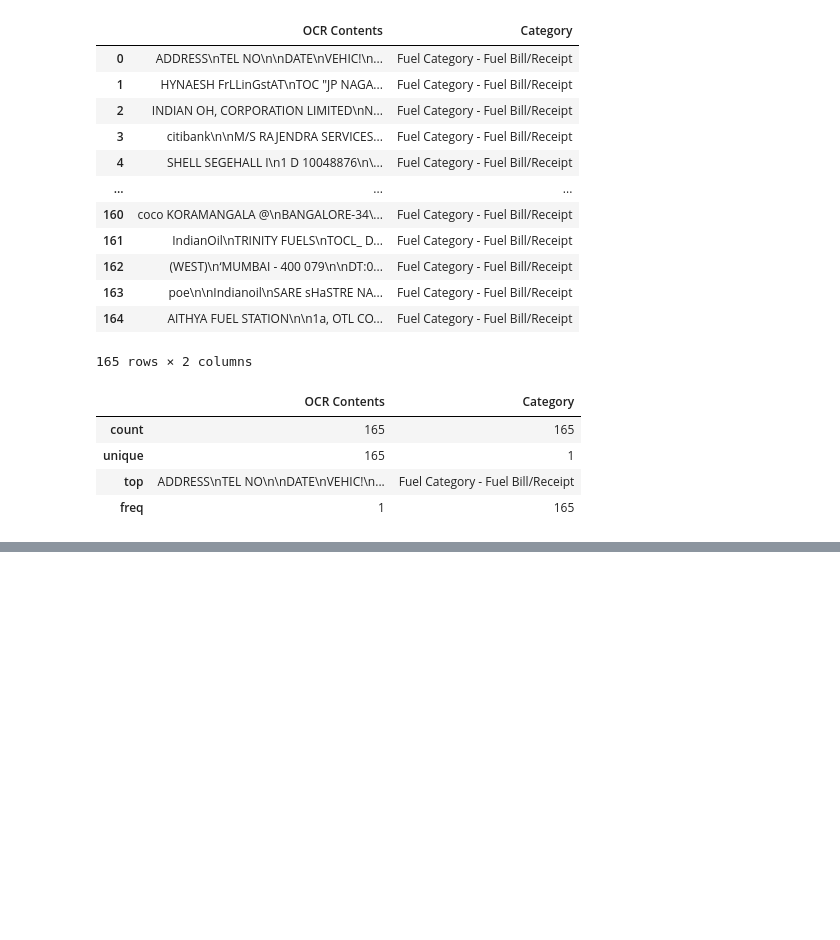
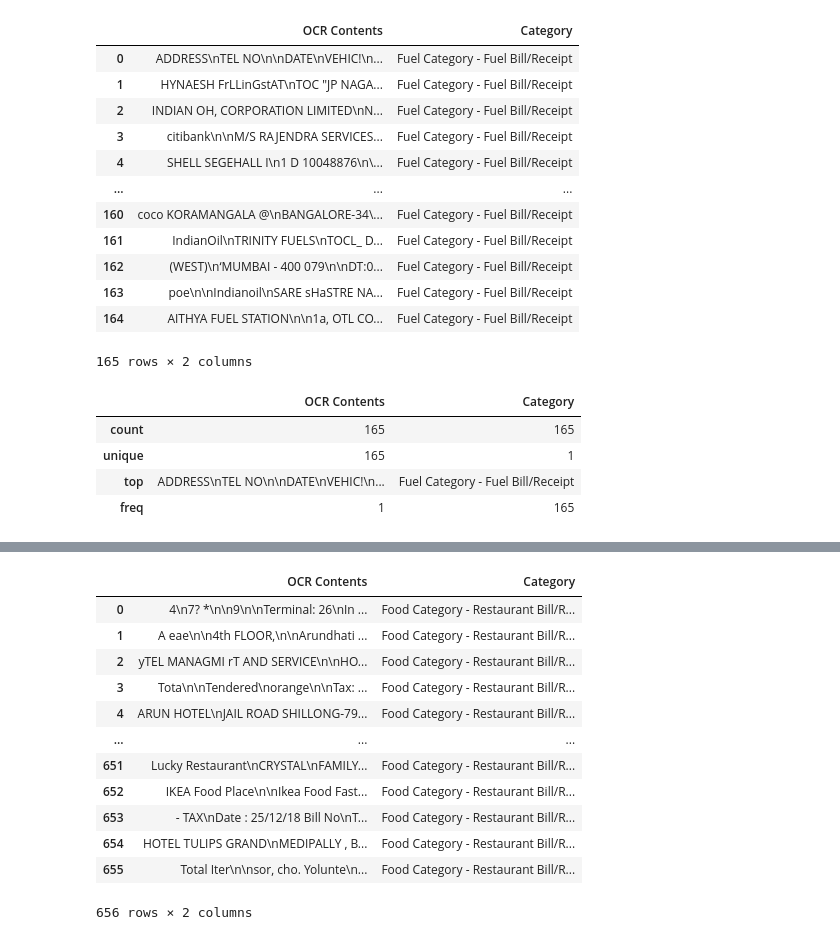
Before and after one commit to Sid-047/LMstuff, a Jupyter notebook: dataStuff/dataSampling/samplingStuff.ipynb, the cells around one changed output, grey strips where cells are left out. Saved outputs shown, nothing was run; the diff lists cells and outputs as text; code cells hidden in the pictures; blank space fills up the shorter version.

```diff
--- a/dataStuff/dataSampling/samplingStuff.ipynb
+++ b/dataStuff/dataSampling/samplingStuff.ipynb
@@ -605,0 +655,10 @@ jsonData
+# %%
+ocrList = []
+for i in tqdm.tqdm(imgFiles, colour = 'red'):
+    img = cv2.imread(i, 0)
+    txtOut = pytesseract.image_to_string(img)
+    ocrList.append(txtOut)
+# %%
+ocrList = list(set(ocrList)-{''})
+random.shuffle(ocrList)
+len(ocrList)
@@ -605,0 +667,8 @@ jsonData
+# %%
+dataList = []
+for i in tqdm.tqdm(ocrList, colour = 'blue'):
+    time.sleep(0.05)
+    dataList.append([i, 'Food Category - Restaurant Bill/Receipt'])
+# %%
+dataArray = np.array(dataList)
+dataArray
@@ -605,0 +689,17 @@ jsonData
+# %%
+df = pd.DataFrame(dataArray, columns = ['OCR Contents', 'Category'])
+df
+# %% [output]
+|  | OCR Contents | Category |
+| 0 | 4\n7? *\n\n9\n\nTerminal: 26\nIn ... | Food Category - Restaurant Bill/R... |
+| 1 | A eae\n\n4th FLOOR,\n\nArundhati ... | Food Category - Restaurant Bill/R... |
+| 2 | yTEL MANAGMI rT AND SERVICE\n\nHO... | Food Category - Restaurant Bill/R... |
+| 3 | Tota\n\nTendered\norange\n\nTax: ... | Food Category - Restaurant Bill/R... |
+| 4 | ARUN HOTEL\nJAIL ROAD SHILLONG-79... | Food Category - Restaurant Bill/R... |
+| ... | ... | ... |
+| 651 | Lucky Restaurant\nCRYSTAL\nFAMILY... | Food Category - Restaurant Bill/R... |
+| 652 | IKEA Food Place\n\nIkea Food Fast... | Food Category - Restaurant Bill/R... |
+| 653 | - TAX\nDate : 25/12/18 Bill No\nT... | Food Category - Restaurant Bill/R... |
+| 654 | HOTEL TULIPS GRAND\nMEDIPALLY , B... | Food Category - Restaurant Bill/R... |
+| 655 | Total Iter\n\nsor, cho. Yolunte\n... | Food Category - Restaurant Bill/R... |
+656 rows × 2 columns
```
Also changed, not shown: parts of 12 cells of this notebook.
